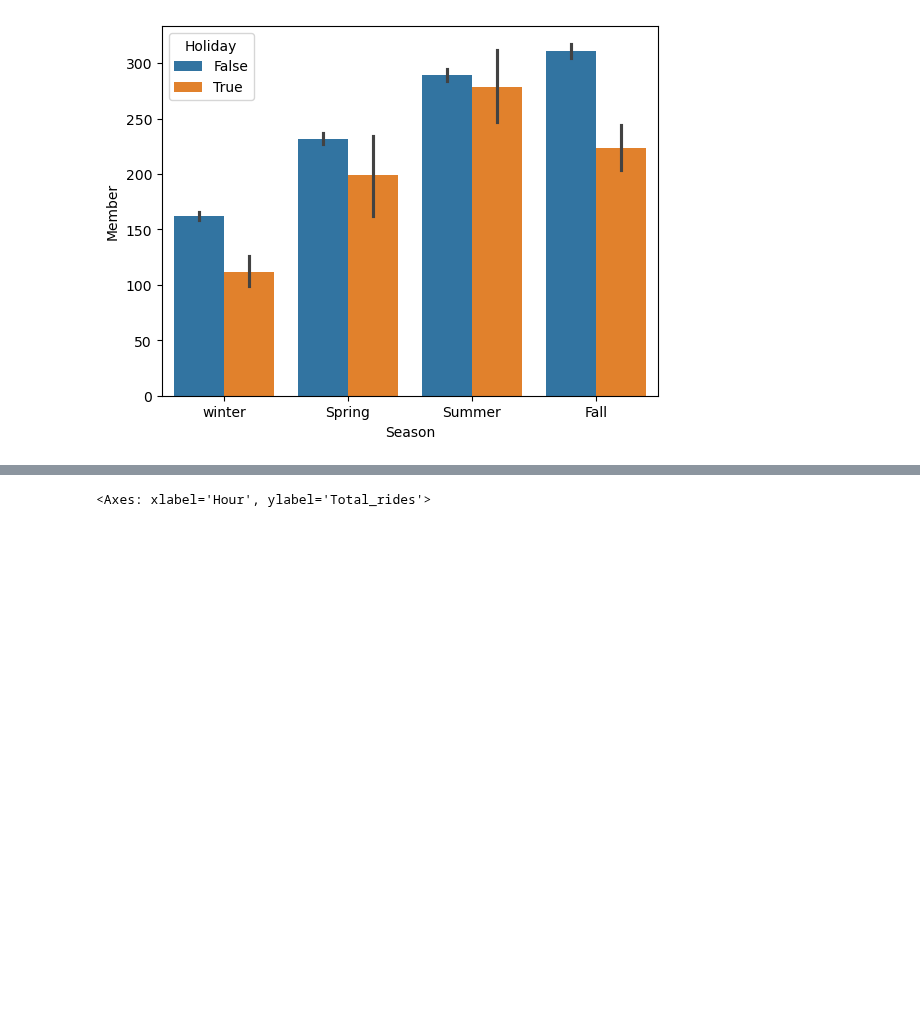
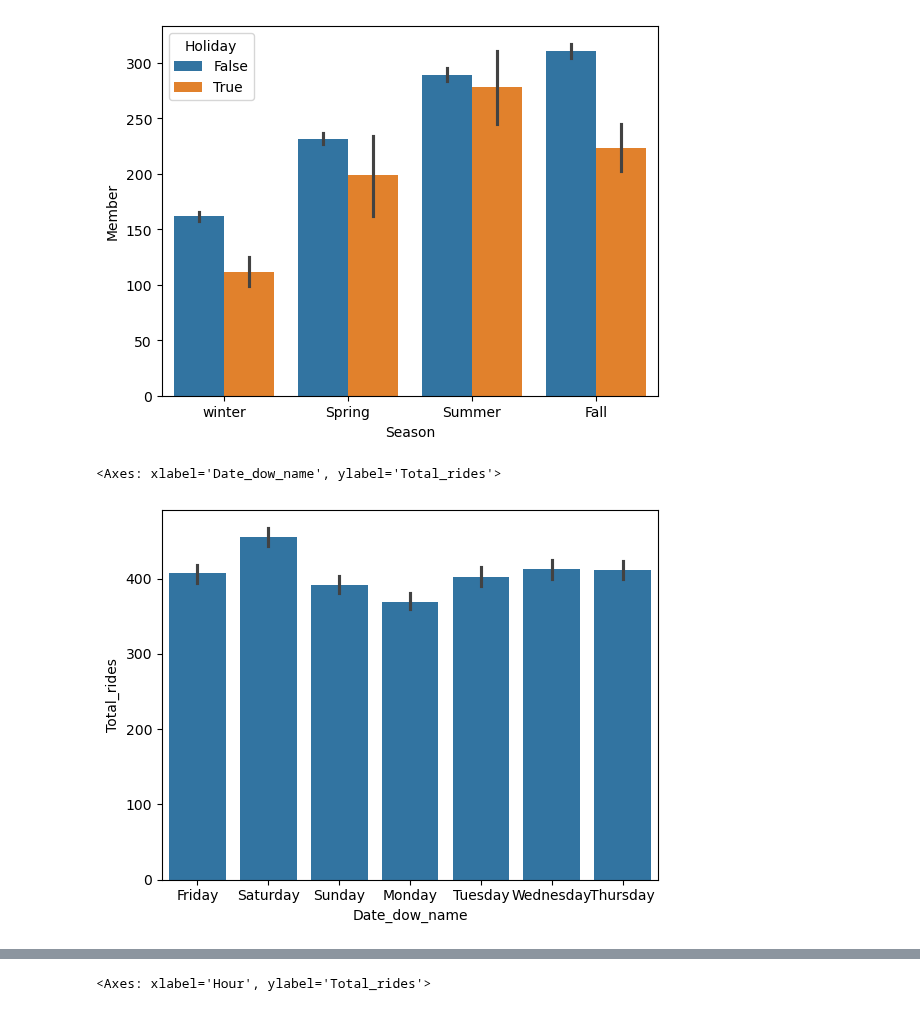
Before and after one commit to AlexIchie-coder/Projects, a Jupyter notebook: Bikeshare/HourlyEDA.ipynb, the cells around one changed output, grey strips where cells are left out. Cells and saved outputs as stored; diff of their text form; code cells hidden in the pictures; blank space fills up the shorter version.

```diff
--- a/Bikeshare/HourlyEDA.ipynb
+++ b/Bikeshare/HourlyEDA.ipynb
@@ -212,0 +237,30 @@ dc_bike_hourly
+# %%
+# Ensure the columns are numeric before processing
+dc_bike_hourly['relativehumidity_2m (%))'] = pd.to_numeric(dc_bike_hourly['relativehumidity_2m (%)'], errors='coerce')
+dc_bike_hourly['windspeed_10m (km/h)'] = pd.to_numeric(dc_bike_hourly['windspeed_10m (km/h)'], errors='coerce')
+dc_bike_hourly['weathercode (wmo code)'] = pd.to_numeric(dc_bike_hourly['weathercode (wmo code)'], errors='coerce')
+# %%
+# Apply binning to relevant columns
+dc_bike_hourly['weather_category'] = pd.cut(
+    dc_bike_hourly['weathercode (wmo code)'],
+    bins=bins,
+    labels=labels,
+    right=False,
+    include_lowest=True
+)
+# %%
+dc_bike_hourly['humidity_category'] = pd.cut(
+    dc_bike_hourly['relativehumidity_2m (%)'],
+    bins=humidity_bins,
+    labels=humidity_labels,
+    right=True,
+    include_lowest=True
+)
+# %%
+dc_bike_hourly['windspeed_category'] = pd.cut(
+    dc_bike_hourly['windspeed_10m (km/h)'],
+    bins=windspeed_bins,
+    labels=windspeed_labels,
+    right=True,
+    include_lowest=True
+)
@@ -237,3 +310,8 @@ sns.barplot(dc_bike_hourly, x="Season", y="Member", hue="Holiday")
 # %% [output]
 <Axes: xlabel='Season', ylabel='Member'>
 [figure]
+# %%
+sns.barplot(dc_bike_hourly, x="Date_dow_name", y="Total_rides")
+# %% [output]
+<Axes: xlabel='Date_dow_name', ylabel='Total_rides'>
+[figure, added]
```
Also changed, not shown: parts of 14 cells of this notebook, 10 other files.
